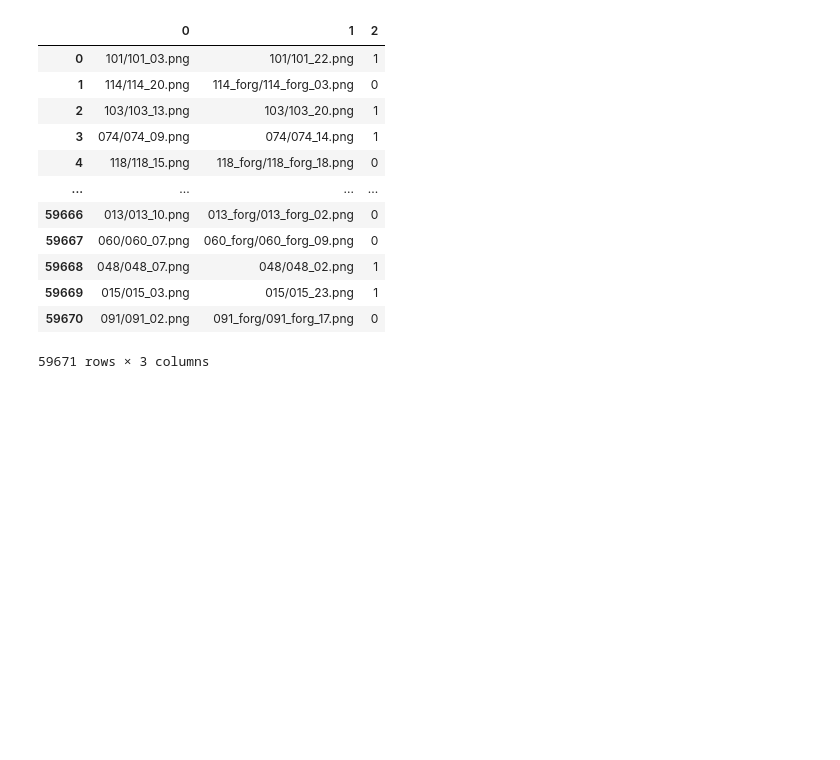
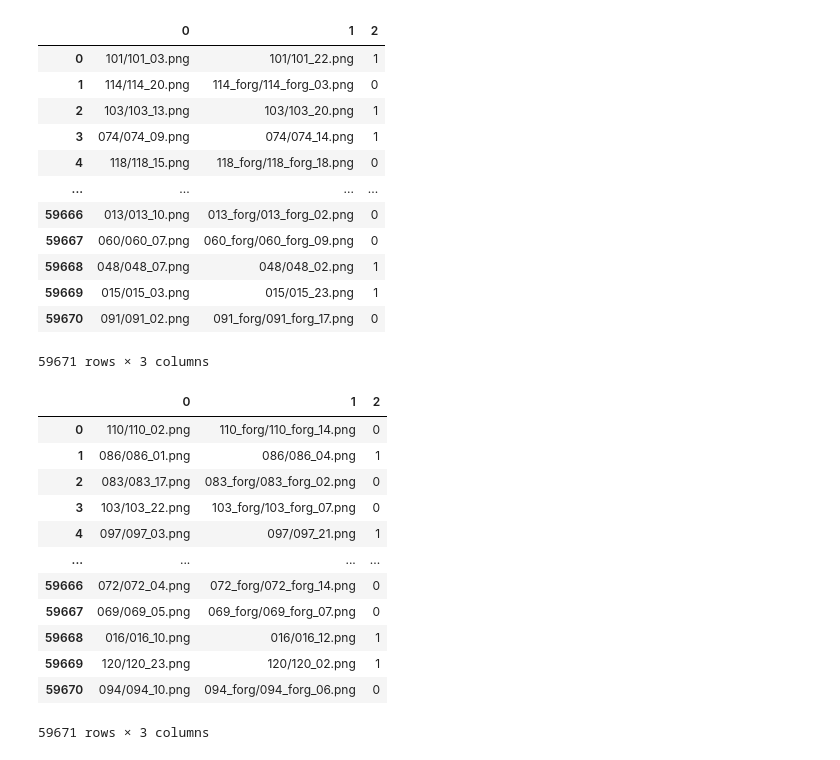
Before and after one commit to Prashant-Tiwari26/Signature-Verification-using-Siamese-Neural-Network, a Jupyter notebook: Notebooks/01_notebook.ipynb, the cells around one changed output. Saved outputs shown, nothing was run; the diff lists cells and outputs as text; code cells hidden in the pictures; blank space fills up the shorter version.

```diff
--- a/Notebooks/01_notebook.ipynb
+++ b/Notebooks/01_notebook.ipynb
@@ -115,3 +114,20 @@ a
 | 59669 | 015/015_03.png | 015/015_23.png | 1 |
 | 59670 | 091/091_02.png | 091_forg/091_forg_17.png | 0 |
 59671 rows × 3 columns
+# %%
+data = pd.read_csv("../Data/custom/train_data.csv")
+data
+# %% [output]
+|  | 0 | 1 | 2 |
+| 0 | 110/110_02.png | 110_forg/110_forg_14.png | 0 |
+| 1 | 086/086_01.png | 086/086_04.png | 1 |
+| 2 | 083/083_17.png | 083_forg/083_forg_02.png | 0 |
+| 3 | 103/103_22.png | 103_forg/103_forg_07.png | 0 |
+| 4 | 097/097_03.png | 097/097_21.png | 1 |
+| ... | ... | ... | ... |
+| 59666 | 072/072_04.png | 072_forg/072_forg_14.png | 0 |
+| 59667 | 069/069_05.png | 069_forg/069_forg_07.png | 0 |
+| 59668 | 016/016_10.png | 016/016_12.png | 1 |
+| 59669 | 120/120_23.png | 120/120_02.png | 1 |
+| 59670 | 094/094_10.png | 094_forg/094_forg_06.png | 0 |
+59671 rows × 3 columns
```
Also changed, not shown: parts of 9 cells of this notebook, 3 other files.
